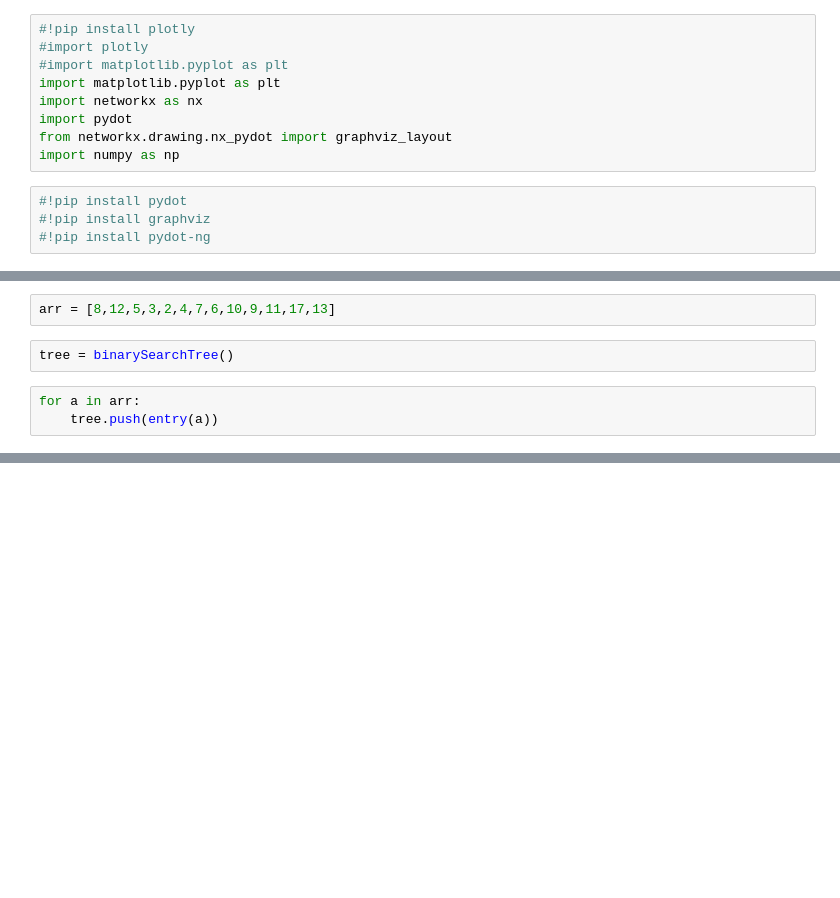
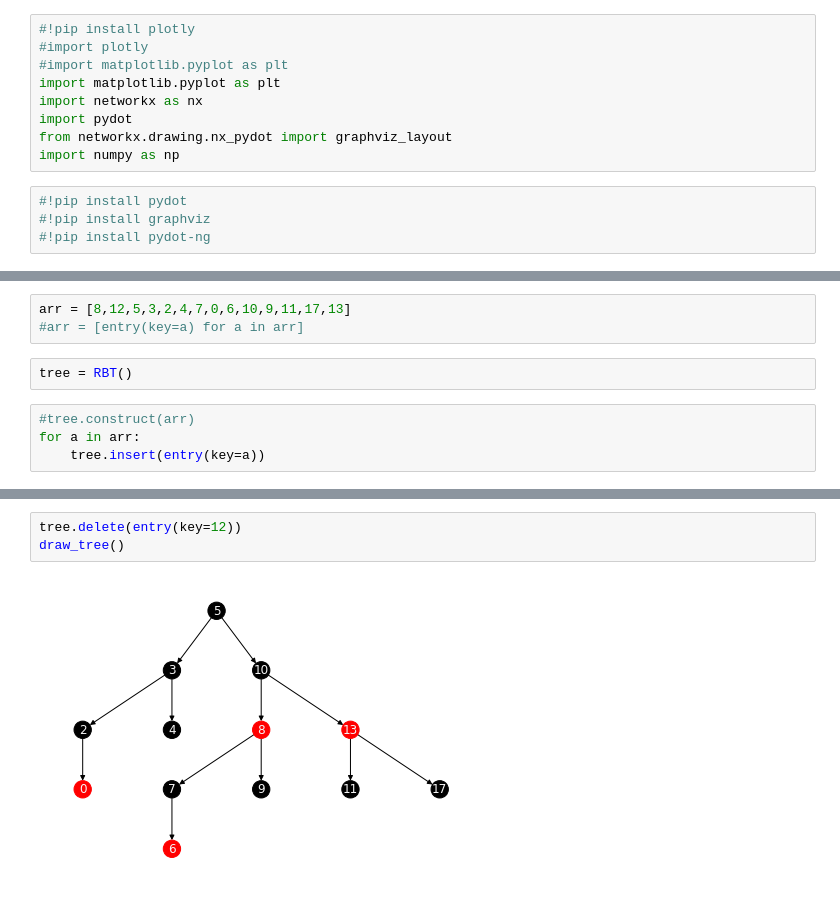
Before and after one commit to bnb32/Stanford_Algorithms, a Jupyter notebook: Course2/redBlackTree.ipynb, the cells around one changed output, grey strips where cells are left out. Saved outputs shown, nothing was run; the diff lists cells and outputs as text; blank space fills up the shorter version.

```diff
--- a/Course2/redBlackTree.ipynb
+++ b/Course2/redBlackTree.ipynb
@@ -203,7 +396,9 @@ class RBT:
 # %%
-arr = [8,12,5,3,2,4,7,6,10,9,11,17,13]
+arr = [8,12,5,3,2,4,7,0,6,10,9,11,17,13]
+#arr = [entry(key=a) for a in arr]
 # %%
-tree = binarySearchTree()
+tree = RBT()
 # %%
+#tree.construct(arr)
 for a in arr:
-    tree.push(entry(a))
+    tree.insert(entry(key=a))
@@ -224,0 +409,5 @@ plt.show()
+# %%
+tree.delete(entry(key=12))
+draw_tree()
+# %% [output]
+[figure, added]
```
Also changed, not shown: parts of 17 cells of this notebook, 2 other files.
